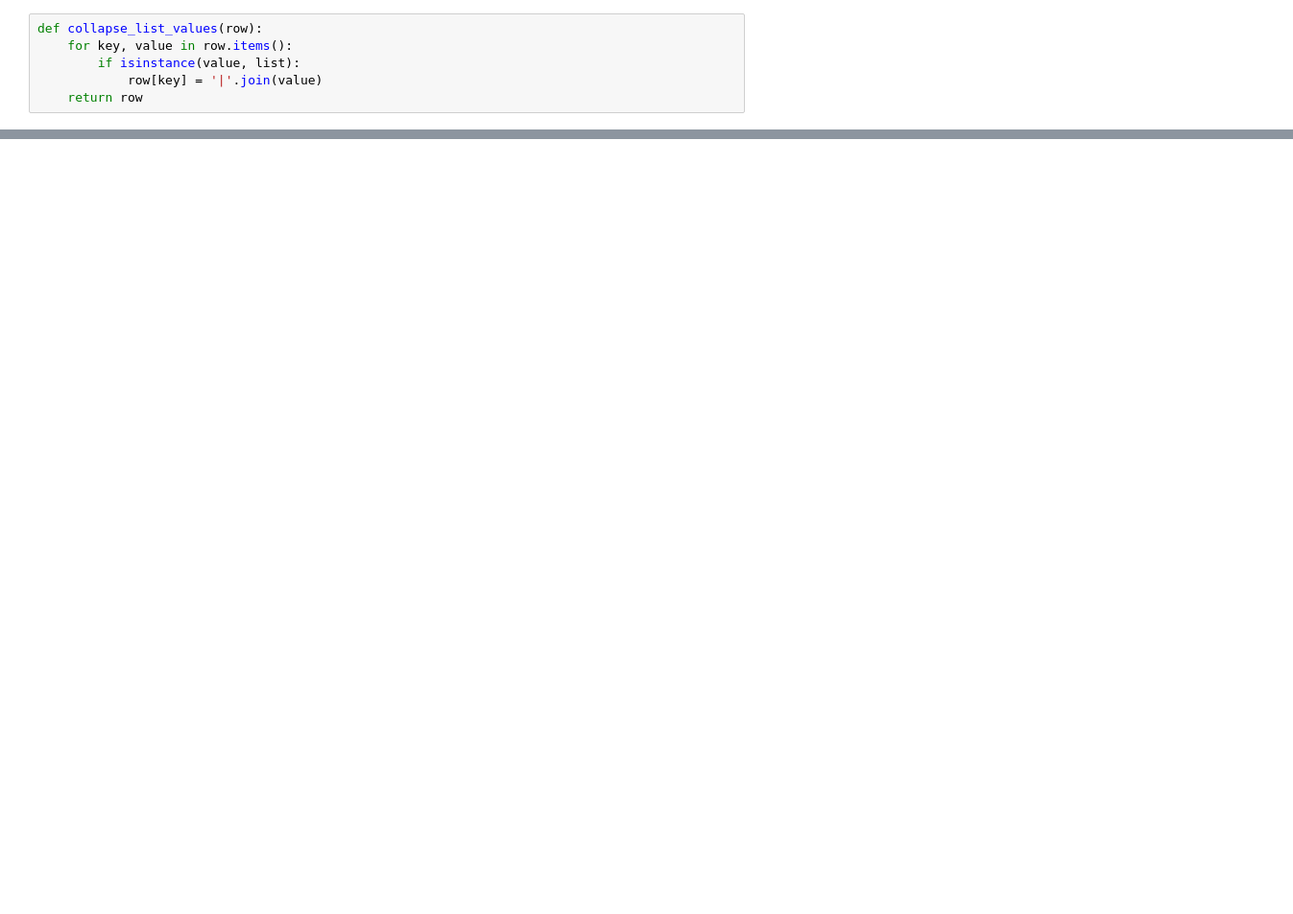
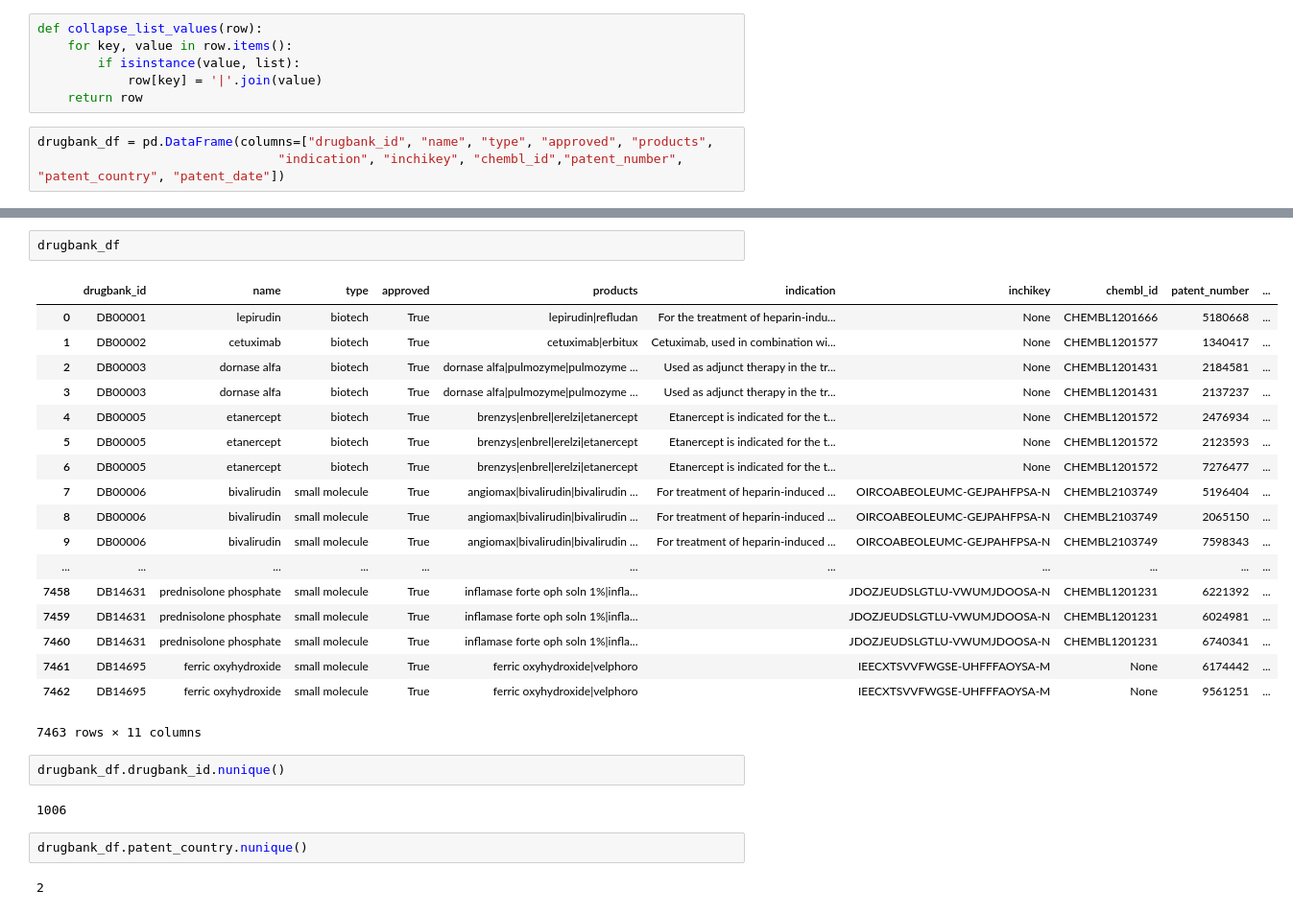
Before and after one commit to jaeyoon-jung/thesis, a Jupyter notebook: drugbank.ipynb, the cells around one changed output, grey strips where cells are left out. Shown: that part at 96% size. Saved outputs shown, nothing was run; the diff lists cells and outputs as text; blank space fills up the shorter version.

```diff
--- a/drugbank.ipynb
+++ b/drugbank.ipynb
@@ -15,4 +14,7 @@ def collapse_list_values(row):
         if isinstance(value, list):
             row[key] = '|'.join(value)
     return row
+# %%
+drugbank_df = pd.DataFrame(columns=["drugbank_id", "name", "type", "approved", "products",
+                                "indication", "inchikey", "chembl_id","patent_number", "patent_country", "patent_date"])
 # %%
@@ -41,0 +67,29 @@ for i, drug in enumerate(root):
+# %%
+drugbank_df
+# %% [output]
+|  | drugbank_id | name | type | approved | products | indication | inchikey | chembl_id | patent_number | ... |
+| 0 | DB00001 | lepirudin | biotech | True | lepirudin|refludan | For the treatment of heparin-indu... | None | CHEMBL1201666 | 5180668 | ... |
+| 1 | DB00002 | cetuximab | biotech | True | cetuximab|erbitux | Cetuximab, used in combination wi... | None | CHEMBL1201577 | 1340417 | ... |
+| 2 | DB00003 | dornase alfa | biotech | True | dornase alfa|pulmozyme|pulmozyme ... | Used as adjunct therapy in the tr... | None | CHEMBL1201431 | 2184581 | ... |
+| 3 | DB00003 | dornase alfa | biotech | True | dornase alfa|pulmozyme|pulmozyme ... | Used as adjunct therapy in the tr... | None | CHEMBL1201431 | 2137237 | ... |
+| 4 | DB00005 | etanercept | biotech | True | brenzys|enbrel|erelzi|etanercept | Etanercept is indicated for the t... | None | CHEMBL1201572 | 2476934 | ... |
+| 5 | DB00005 | etanercept | biotech | True | brenzys|enbrel|erelzi|etanercept | Etanercept is indicated for the t... | None | CHEMBL1201572 | 2123593 | ... |
+| 6 | DB00005 | etanercept | biotech | True | brenzys|enbrel|erelzi|etanercept | Etanercept is indicated for the t... | None | CHEMBL1201572 | 7276477 | ... |
+| 7 | DB00006 | bivalirudin | small molecule | True | angiomax|bivalirudin|bivalirudin ... | For treatment of heparin-induced ... | OIRCOABEOLEUMC-GEJPAHFPSA-N | CHEMBL2103749 | 5196404 | ... |
+| 8 | DB00006 | bivalirudin | small molecule | True | angiomax|bivalirudin|bivalirudin ... | For treatment of heparin-induced ... | OIRCOABEOLEUMC-GEJPAHFPSA-N | CHEMBL2103749 | 2065150 | ... |
+| 9 | DB00006 | bivalirudin | small molecule | True | angiomax|bivalirudin|bivalirudin ... | For treatment of heparin-induced ... | OIRCOABEOLEUMC-GEJPAHFPSA-N | CHEMBL2103749 | 7598343 | ... |
+| ... | ... | ... | ... | ... | ... | ... | ... | ... | ... | ... |
+| 7458 | DB14631 | prednisolone phosphate | small molecule | True | inflamase forte oph soln 1%|infla... |  | JDOZJEUDSLGTLU-VWUMJDOOSA-N | CHEMBL1201231 | 6221392 | ... |
+| 7459 | DB14631 | prednisolone phosphate | small molecule | True | inflamase forte oph soln 1%|infla... |  | JDOZJEUDSLGTLU-VWUMJDOOSA-N | CHEMBL1201231 | 6024981 | ... |
+| 7460 | DB14631 | prednisolone phosphate | small molecule | True | inflamase forte oph soln 1%|infla... |  | JDOZJEUDSLGTLU-VWUMJDOOSA-N | CHEMBL1201231 | 6740341 | ... |
+| 7461 | DB14695 | ferric oxyhydroxide | small molecule | True | ferric oxyhydroxide|velphoro |  | IEECXTSVVFWGSE-UHFFFAOYSA-M | None | 6174442 | ... |
+| 7462 | DB14695 | ferric oxyhydroxide | small molecule | True | ferric oxyhydroxide|velphoro |  | IEECXTSVVFWGSE-UHFFFAOYSA-M | None | 9561251 | ... |
+7463 rows × 11 columns
+# %%
+drugbank_df.drugbank_id.nunique()
+# %% [output]
+1006
+# %%
+drugbank_df.patent_country.nunique()
+# %% [output]
+2
```
Also changed, not shown: parts of 17 cells of this notebook, 5 other files.
